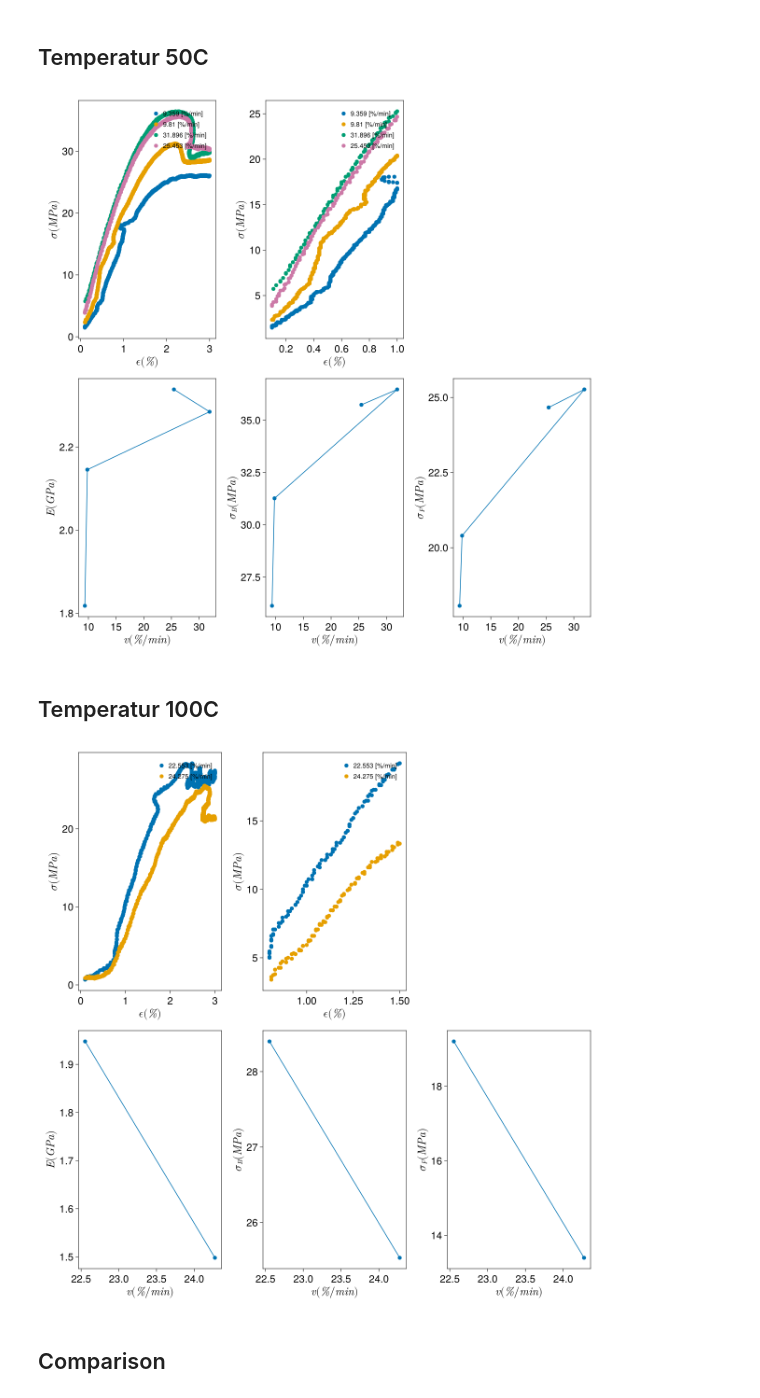
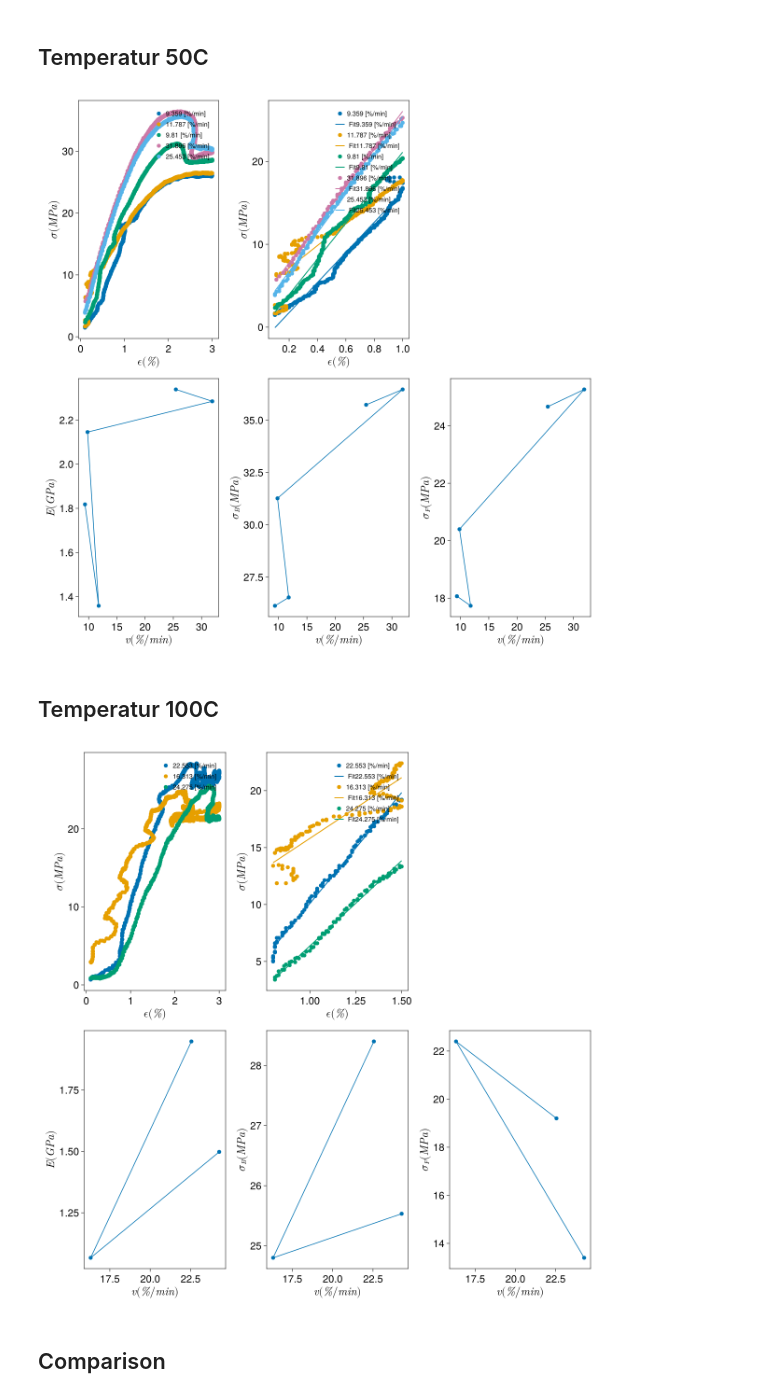
Before and after one commit to pandamec/Rini, a Jupyter notebook: development/04 zugversuch/20251103_AP5KZ04_Zugversuch.ipynb, the cells around one changed output. Drawn from its saved outputs; the diff is of its cells as text; code cells hidden in the pictures.

```diff
--- a/development/04 zugversuch/20251103_AP5KZ04_Zugversuch.ipynb
+++ b/development/04 zugversuch/20251103_AP5KZ04_Zugversuch.ipynb
@@ -297,14 +312,19 @@ get_corresponding (generic function with 1 method)
 function u_E(X,Y)
     p_fit=fit(X,Y,1)
     y_fit = p_fit.(X)
-    residuals = y_fit - Y   # residuals
+    residuals = y_fit .- Y   # residuals
+    n = length(X)
+    σ = sqrt(sum(residuals.^2) / (n - 2))
 
-    σ_res = std(residuals, corrected=true)
-    X_mean = mean(X)
-    stderr_slope = σ_res / sqrt(sum((X .- X_mean).^2))
+    #σ_res = std(residuals, corrected=true)
+    X̄ = mean(X)
+    σ_err = σ / sqrt(sum((X .- X̄).^2))
+
+    #X_mean = mean(X)
+    #stderr_slope = σ_res / sqrt(sum((X .- X_mean).^2))
 
 
-    return stderr_slope
+    return σ_err
 end
 # %% [output]
 u_E (generic function with 1 method)
@@ -315,10 +335,11 @@ function getMechanicalProperties(fig,ax1,ax2,log_total,df_Group,LinearRange,Stre
         for i in df_Group
 
             T=i[!,:Zeit]
-            X=i[!,:dL_ORG]
-            Y=i[!,:Stress]
+            X=i[!,:dL_ORG] #%
+            Y=i[!,:Stress] #MPa
             df_linear=filter_range(i,"Stress",StressRange[1],StressRange[2])
             df_linear=filter_range(df_linear,"dL_ORG",LinearRange[1],LinearRange[2])
+
             T_linear=df_linear[!,:Zeit]
             X_linear=df_linear[!,:dL_ORG]
             Y_linear=df_linear[!,:Stress]
@@ -333,6 +354,7 @@ function getMechanicalProperties(fig,ax1,ax2,log_total,df_Group,LinearRange,Stre
 
             # Fit a 1st-degree polynomial (linear)
             p_fit=fit(X_linear/100,Y_linear,1)
+            y_fit=p_fit.(X_linear/100)
             E_modul=p_fit[1]/1000
             u_EModul=u_E(X_linear/100,Y_linear/1000)
 
@@ -340,6 +362,7 @@ function getMechanicalProperties(fig,ax1,ax2,log_total,df_Group,LinearRange,Stre
             Makie.scatter!(ax1,X,Y; markersize=12, label = "$(round(strainRate, digits=3)) [%/min]")
             #Makie.scatter!(ax1,X,Y; markersize=12,)
             Makie.scatter!(ax2,X_linear,Y_linear; markersize=12, label = "$(round(strainRate, digits=3)) [%/min]")
+            Makie.lines!(ax2,X_linear,y_fit; linewidth=2, label = " Fit$(round(strainRate, digits=3)) [%/min]")
 
             δ_B=get_corresponding(i,:Stress,maximum(i[!,:Stress]),:dL_ORG)
             sum=Dict("Probe"=>i[1,:Name],
@@ -494,7 +502,7 @@ Any[]
     name="251103-0"
     df_Group=[]
 
-   for i in [3,5,6,7]
+   for i in [3,4,5,6,7]
         file_path = "$(BaseName)$(i).csv"
         df=import_TIRA(file_path)
         df[!,:Name]=fill("$(name)$(i)", nrow(df))
@@ -510,37 +518,37 @@ Any[]
 
     fig2
 # %% [output]
-[figure, old version]
+[figure, new version]
 # %% [markdown]
 ## Temperatur 100C
 # %%
 
 #### Gesamtgruppe um 100 °C
 
     BaseName="AP5ZK04/251103-"
     name="251103-"
     df_Group=[]
 
-   for i in [8,10]
+   for i in [8,9,10]
         file_path = "$(BaseName)$(i).csv"
         df=import_TIRA(file_path)
         df[!,:Name]=fill("$(name)$(i)", nrow(df))
         df[!,:Stress]=df[!,:Kraft]*1e-6/As
         s0=df[1,:dL_ORG]
         df[!,:dL_ORG]=(df[!,:dL_ORG].-s0)
         df[!,:Strain]=df[!,:dL_ORG]/100
         df_filtered=filter_range(df,"dL_ORG",0.1,3)
         push!(df_Group,df_filtered)
         push!(df_Group_Total,df_filtered)
     end
 
 
     df_log,log_total,fig3=getMechanicalProperties(fig3,ax1_3,ax2_3,log_total,df_Group,[0.8 1.5],[0 100],100)
     fig3=plotProperties!(fig3, df_log,ax3_3,ax4_3,ax5_3)
 
     fig3
 # %% [output]
-[figure, old version]
+[figure, new version]
 # %% [markdown]
 ## Comparison
 # %%
```
Also changed, not shown: parts of 15 cells of this notebook, 3 other files.
